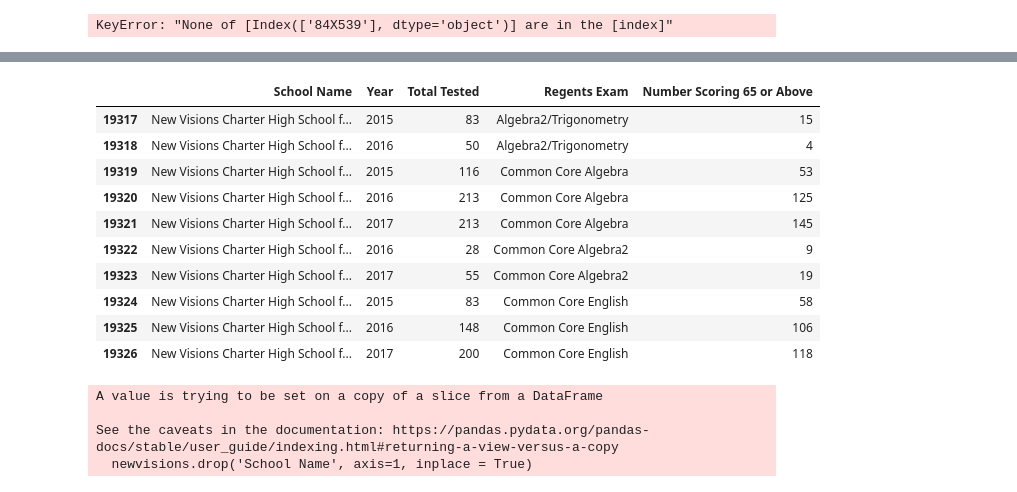
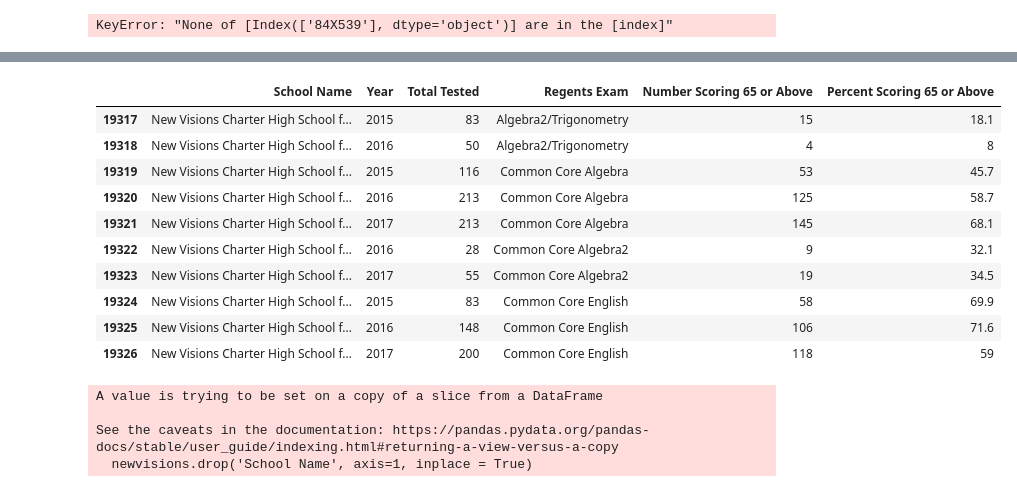
Before and after one commit to bviri/lgcc-continuing-ed-python-class, a Jupyter notebook: python_project_1.ipynb, the cells around one changed output, grey strips where cells are left out. Saved outputs shown, nothing was run; the diff lists cells and outputs as text; code cells hidden in the pictures.

```diff
--- a/python_project_1.ipynb
+++ b/python_project_1.ipynb
@@ -100,19 +89,19 @@ select_school_1.head(50)
 # %%
-newvisions = select_school_1[['School Name','Year','Total Tested','Regents Exam','Number Scoring 65 or Above']]
+newvisions = select_school_1[['School Name','Year','Total Tested','Regents Exam','Number Scoring 65 or Above', 'Percent Scoring 65 or Above']]
 newvisions.head(10)
 # separating data for new visions charter school for those passing
 # %% [output]
-|  | School Name | Year | Total Tested | Regents Exam | Number Scoring 65 or Above |
-| 19317 | New Visions Charter High School f... | 2015 | 83 | Algebra2/Trigonometry | 15 |
-| 19318 | New Visions Charter High School f... | 2016 | 50 | Algebra2/Trigonometry | 4 |
-| 19319 | New Visions Charter High School f... | 2015 | 116 | Common Core Algebra | 53 |
-| 19320 | New Visions Charter High School f... | 2016 | 213 | Common Core Algebra | 125 |
-| 19321 | New Visions Charter High School f... | 2017 | 213 | Common Core Algebra | 145 |
-| 19322 | New Visions Charter High School f... | 2016 | 28 | Common Core Algebra2 | 9 |
-| 19323 | New Visions Charter High School f... | 2017 | 55 | Common Core Algebra2 | 19 |
-| 19324 | New Visions Charter High School f... | 2015 | 83 | Common Core English | 58 |
-| 19325 | New Visions Charter High School f... | 2016 | 148 | Common Core English | 106 |
-| 19326 | New Visions Charter High School f... | 2017 | 200 | Common Core English | 118 |
+|  | School Name | Year | Total Tested | Regents Exam | Number Scoring 65 or Above | Percent Scoring 65 or Above |
+| 19317 | New Visions Charter High School f... | 2015 | 83 | Algebra2/Trigonometry | 15 | 18.1 |
+| 19318 | New Visions Charter High School f... | 2016 | 50 | Algebra2/Trigonometry | 4 | 8 |
+| 19319 | New Visions Charter High School f... | 2015 | 116 | Common Core Algebra | 53 | 45.7 |
+| 19320 | New Visions Charter High School f... | 2016 | 213 | Common Core Algebra | 125 | 58.7 |
+| 19321 | New Visions Charter High School f... | 2017 | 213 | Common Core Algebra | 145 | 68.1 |
+| 19322 | New Visions Charter High School f... | 2016 | 28 | Common Core Algebra2 | 9 | 32.1 |
+| 19323 | New Visions Charter High School f... | 2017 | 55 | Common Core Algebra2 | 19 | 34.5 |
+| 19324 | New Visions Charter High School f... | 2015 | 83 | Common Core English | 58 | 69.9 |
+| 19325 | New Visions Charter High School f... | 2016 | 148 | Common Core English | 106 | 71.6 |
+| 19326 | New Visions Charter High School f... | 2017 | 200 | Common Core English | 118 | 59 |
 # %%
 newvisions.drop('School Name', axis=1, inplace = True)
 # dropping the school name because i've only selected one school
```
Also changed, not shown: parts of 5 cells of this notebook.
